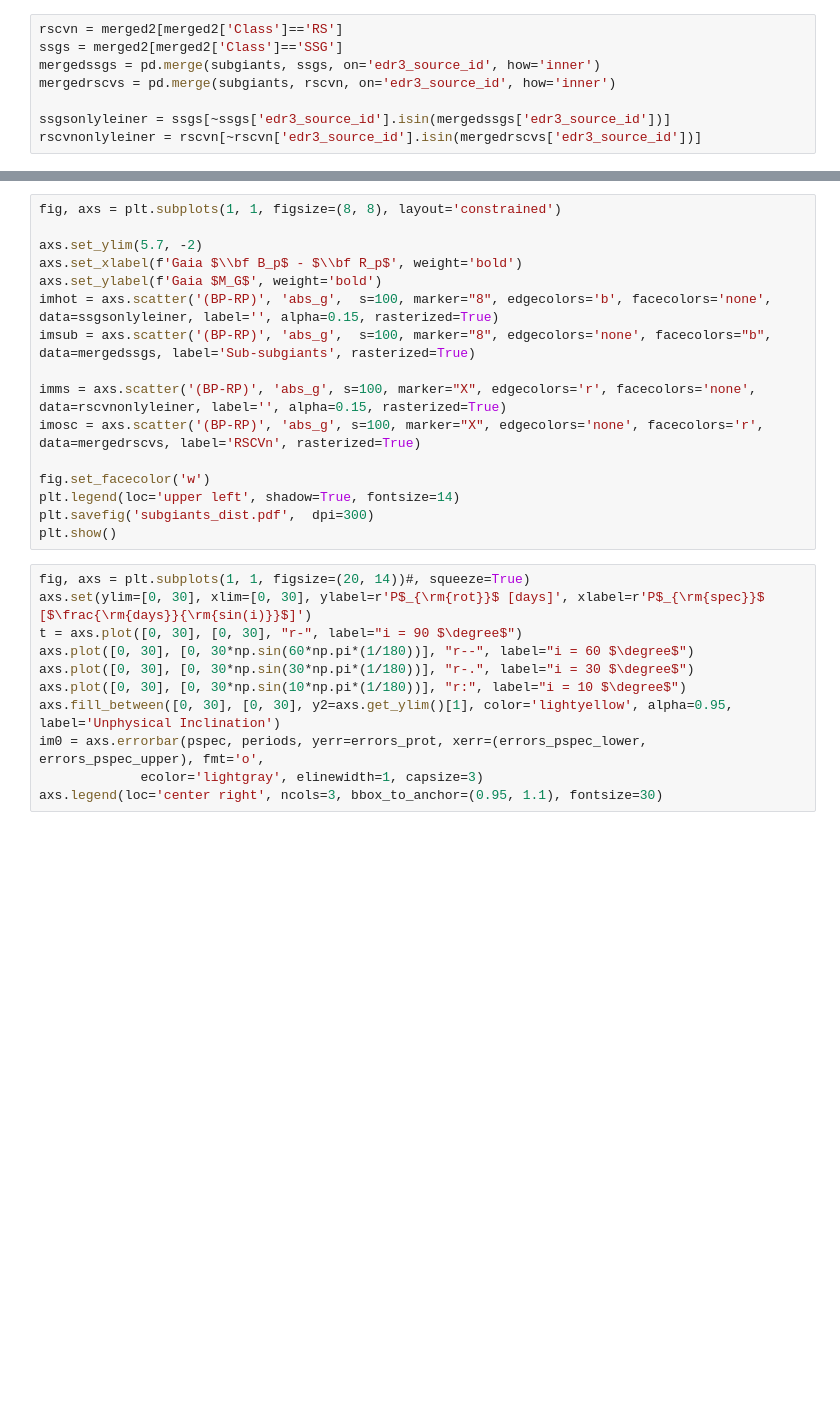
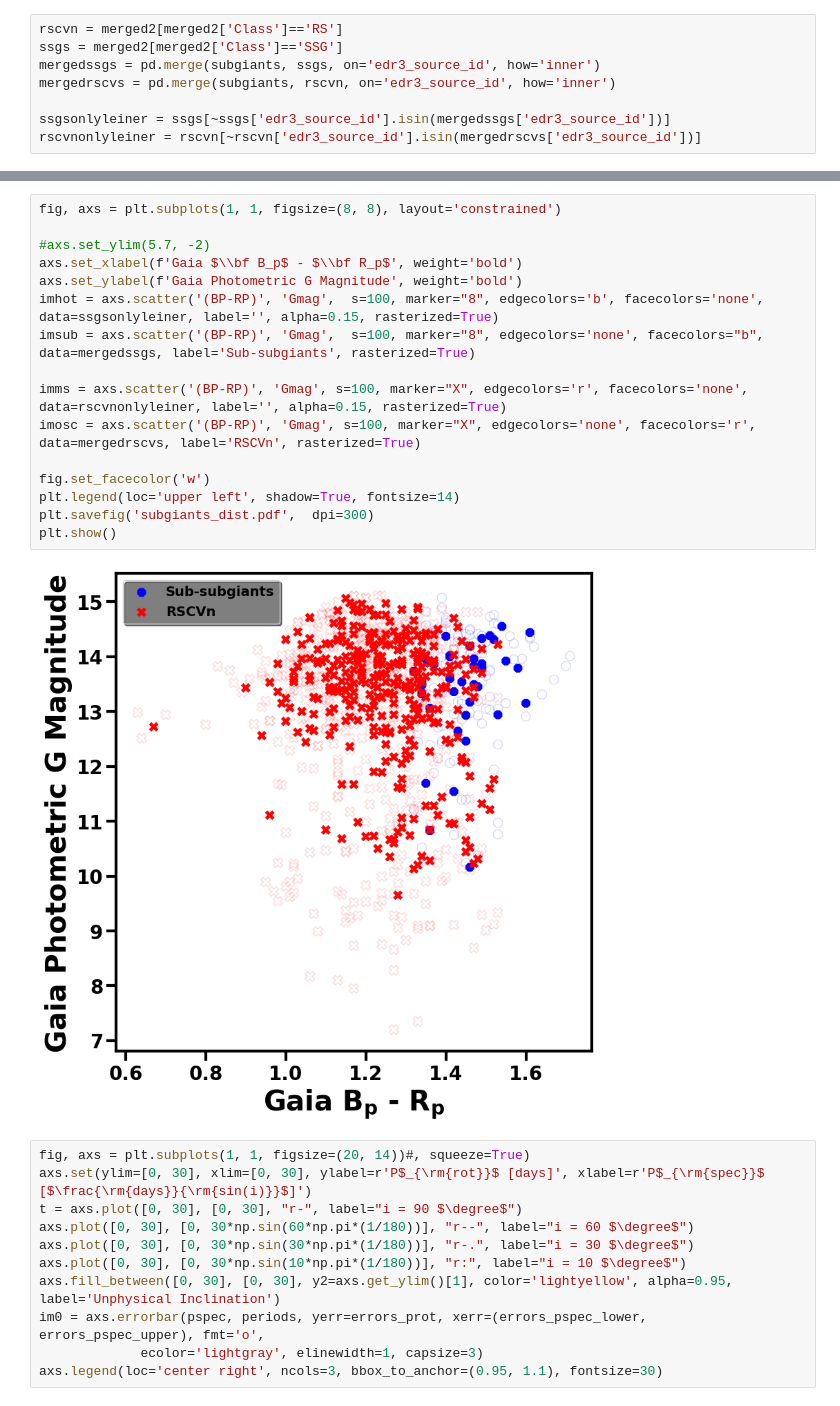
Before and after one commit to m-schochet/asas-sn-cnn, a Jupyter notebook: plots/subpopulations.ipynb, the cells around one changed output, grey strips where cells are left out. Saved outputs shown, nothing was run; the diff lists cells and outputs as text; blank space fills up the shorter version.

Commit message:
fix RSCVn/SSG figure to be photometric on y axis

```diff
--- a/plots/subpopulations.ipynb
+++ b/plots/subpopulations.ipynb
@@ -461,19 +489,21 @@ rscvnonlyleiner = rscvn[~rscvn['edr3_source_id'].isin(mergedrscvs['edr3_source_i
 # %%
 fig, axs = plt.subplots(1, 1, figsize=(8, 8), layout='constrained')
 
-axs.set_ylim(5.7, -2)
+#axs.set_ylim(5.7, -2)
 axs.set_xlabel(f'Gaia $\\bf B_p$ - $\\bf R_p$', weight='bold')
-axs.set_ylabel(f'Gaia $M_G$', weight='bold')
-imhot = axs.scatter('(BP-RP)', 'abs_g',  s=100, marker="8", edgecolors='b', facecolors='none', data=ssgsonlyleiner, label='', alpha=0.15, rasterized=True)
-imsub = axs.scatter('(BP-RP)', 'abs_g',  s=100, marker="8", edgecolors='none', facecolors="b", data=mergedssgs, label='Sub-subgiants', rasterized=True)
+axs.set_ylabel(f'Gaia Photometric G Magnitude', weight='bold')
+imhot = axs.scatter('(BP-RP)', 'Gmag',  s=100, marker="8", edgecolors='b', facecolors='none', data=ssgsonlyleiner, label='', alpha=0.15, rasterized=True)
+imsub = axs.scatter('(BP-RP)', 'Gmag',  s=100, marker="8", edgecolors='none', facecolors="b", data=mergedssgs, label='Sub-subgiants', rasterized=True)
 
-imms = axs.scatter('(BP-RP)', 'abs_g', s=100, marker="X", edgecolors='r', facecolors='none', data=rscvnonlyleiner, label='', alpha=0.15, rasterized=True)
-imosc = axs.scatter('(BP-RP)', 'abs_g', s=100, marker="X", edgecolors='none', facecolors='r', data=mergedrscvs, label='RSCVn', rasterized=True)
+imms = axs.scatter('(BP-RP)', 'Gmag', s=100, marker="X", edgecolors='r', facecolors='none', data=rscvnonlyleiner, label='', alpha=0.15, rasterized=True)
+imosc = axs.scatter('(BP-RP)', 'Gmag', s=100, marker="X", edgecolors='none', facecolors='r', data=mergedrscvs, label='RSCVn', rasterized=True)
 
 fig.set_facecolor('w')
 plt.legend(loc='upper left', shadow=True, fontsize=14)
 plt.savefig('subgiants_dist.pdf',  dpi=300)
 plt.show()
+# %% [output]
+[figure, added]
 # %%
 fig, axs = plt.subplots(1, 1, figsize=(20, 14))#, squeeze=True)
 axs.set(ylim=[0, 30], xlim=[0, 30], ylabel=r'P$_{\rm{rot}}$ [days]', xlabel=r'P$_{\rm{spec}}$ [$\frac{\rm{days}}{\rm{sin(i)}}$]')
```
Also changed, not shown: parts of 5 cells of this notebook.
